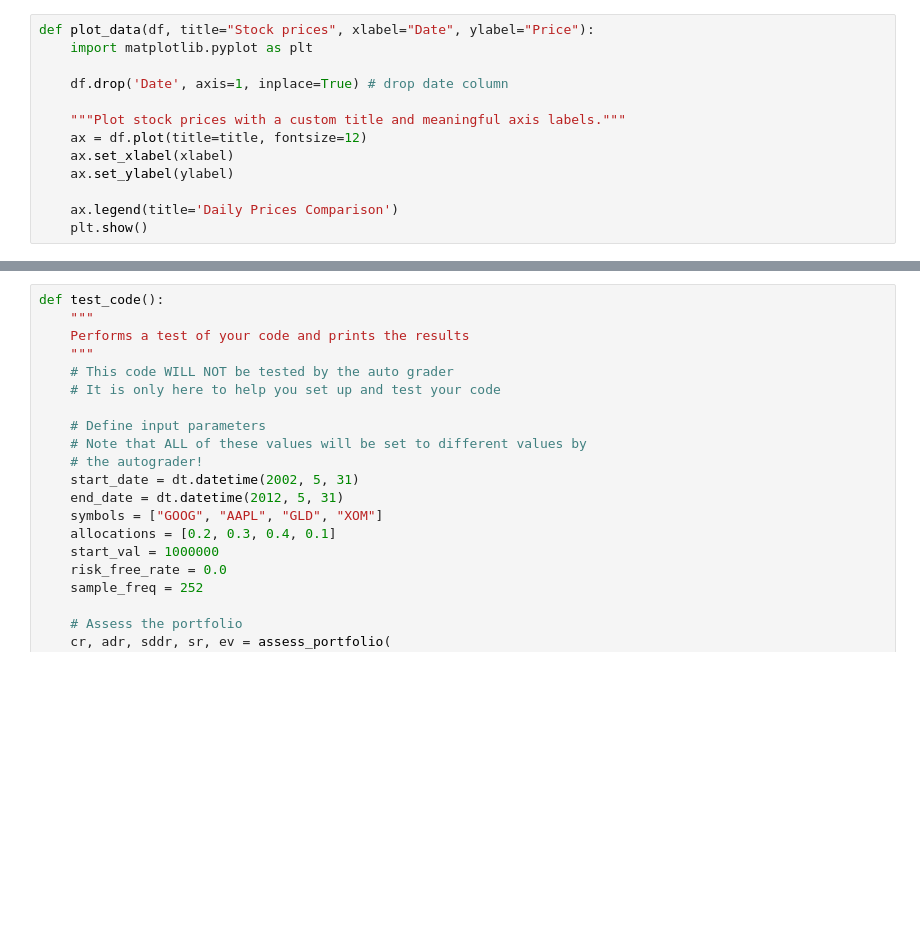
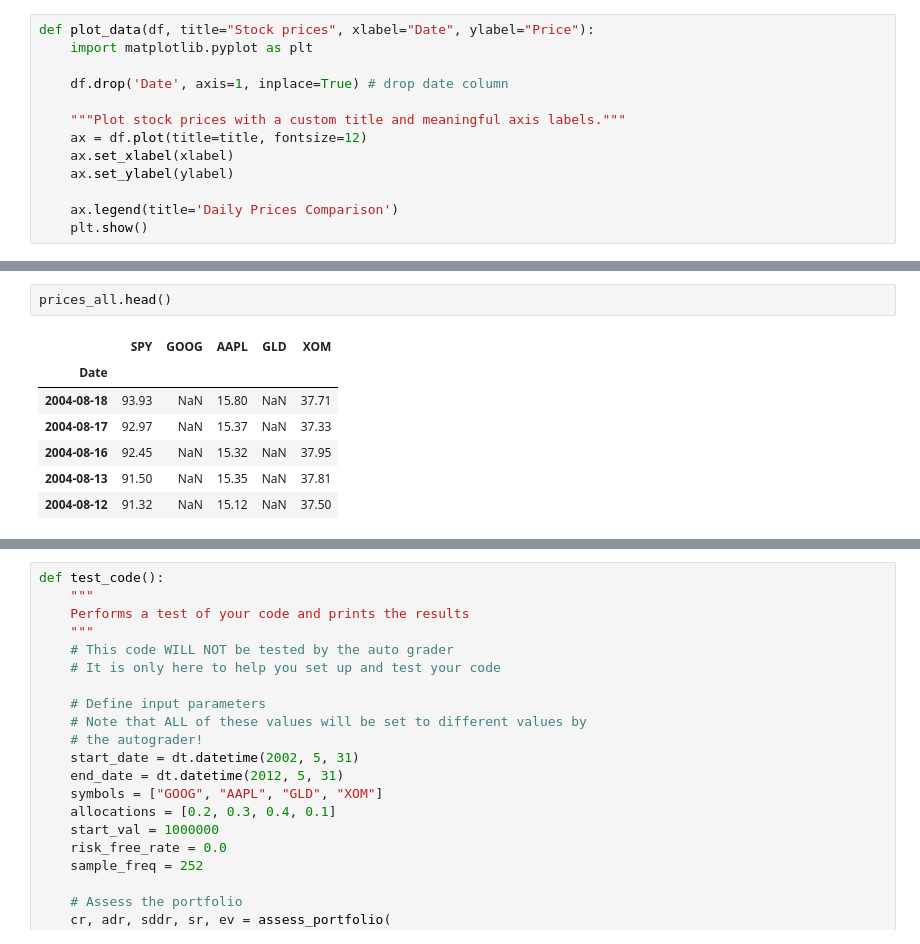
Before and after one commit to nyck33/ml-for-nom-2023, a Jupyter notebook: assess_portfolio_2023Sum/assess_portfolio/dask_analysis.ipynb, the cells around one changed output, grey strips where cells are left out. Drawn from its saved outputs; the diff is of its cells as text; blank space fills up the shorter version.

```diff
--- a/assess_portfolio_2023Sum/assess_portfolio/dask_analysis.ipynb
+++ b/assess_portfolio_2023Sum/assess_portfolio/dask_analysis.ipynb
@@ -225,0 +133,10 @@ def calculate_daily_rf(rfr, sf=252.0):
+# %%
+prices_all.head()
+# %% [output]
+|  | SPY | GOOG | AAPL | GLD | XOM |
+| Date |  |  |  |  |  |
+| 2004-08-18 | 93.93 | NaN | 15.80 | NaN | 37.71 |
+| 2004-08-17 | 92.97 | NaN | 15.37 | NaN | 37.33 |
+| 2004-08-16 | 92.45 | NaN | 15.32 | NaN | 37.95 |
+| 2004-08-13 | 91.50 | NaN | 15.35 | NaN | 37.81 |
+| 2004-08-12 | 91.32 | NaN | 15.12 | NaN | 37.50 |
```
Also changed, not shown: parts of 15 cells of this notebook, 16 other files.
